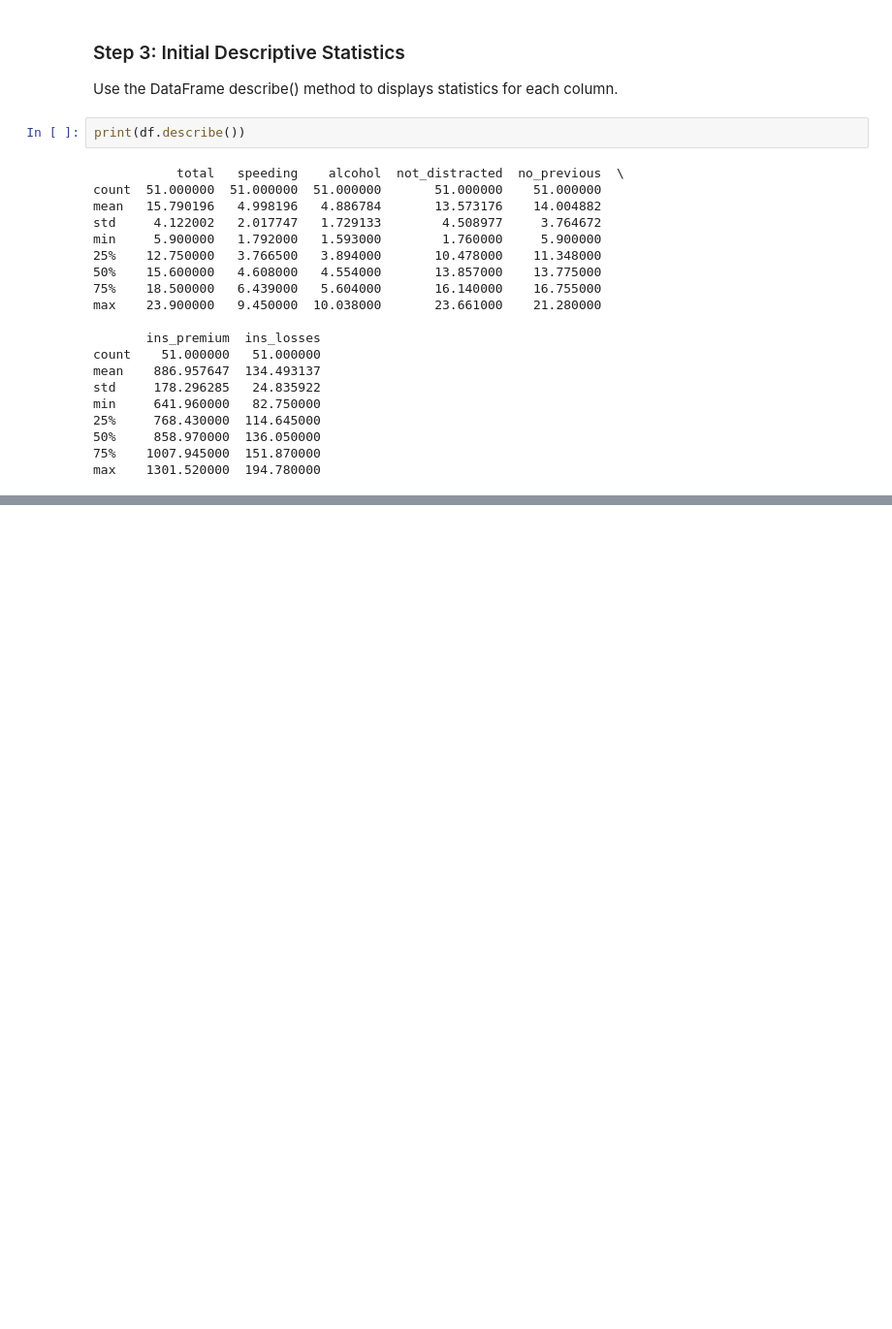
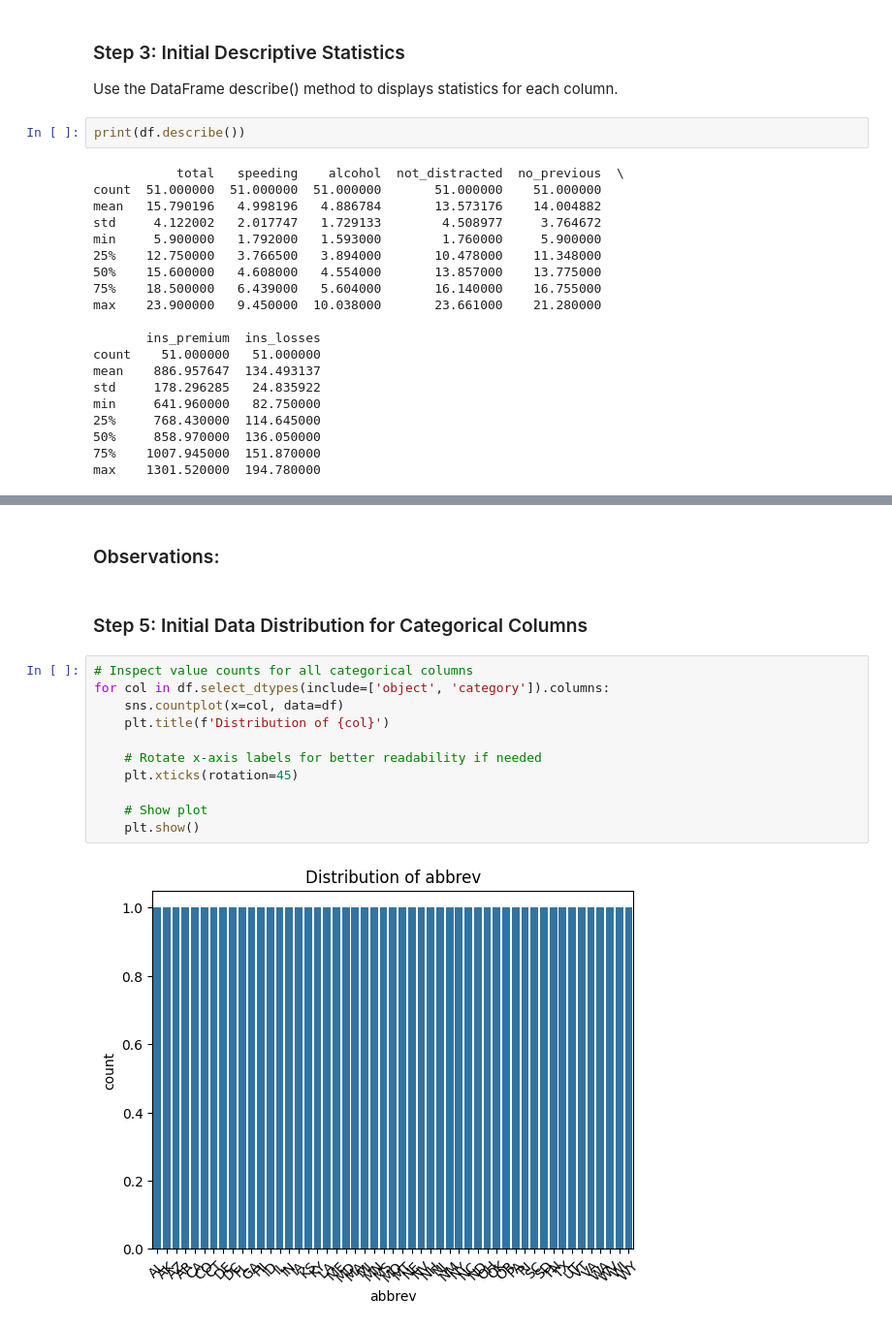
Before and after one commit to dgraves4/datafun-06-eda, a Jupyter notebook: dgraves_eda.ipynb, the cells around one changed output, grey strips where cells are left out. Shown at 97% size. Saved outputs shown, nothing was run; the diff lists cells and outputs as text; blank space fills up the shorter version.

```diff
--- a/dgraves_eda.ipynb
+++ b/dgraves_eda.ipynb
@@ -92,0 +107,17 @@ max    1301.520000  194.780000
+# %% [markdown]
+### Observations:
+# %% [markdown]
+### Step 5: Initial Data Distribution for Categorical Columns
+# %%
+# Inspect value counts for all categorical columns
+for col in df.select_dtypes(include=['object', 'category']).columns:
+    sns.countplot(x=col, data=df)
+    plt.title(f'Distribution of {col}')
+
+    # Rotate x-axis labels for better readability if needed
+    plt.xticks(rotation=45)
+
+    # Show plot
+    plt.show()
+# %% [output]
+[figure, added]
```
Also changed, not shown: parts of 3 cells of this notebook.
